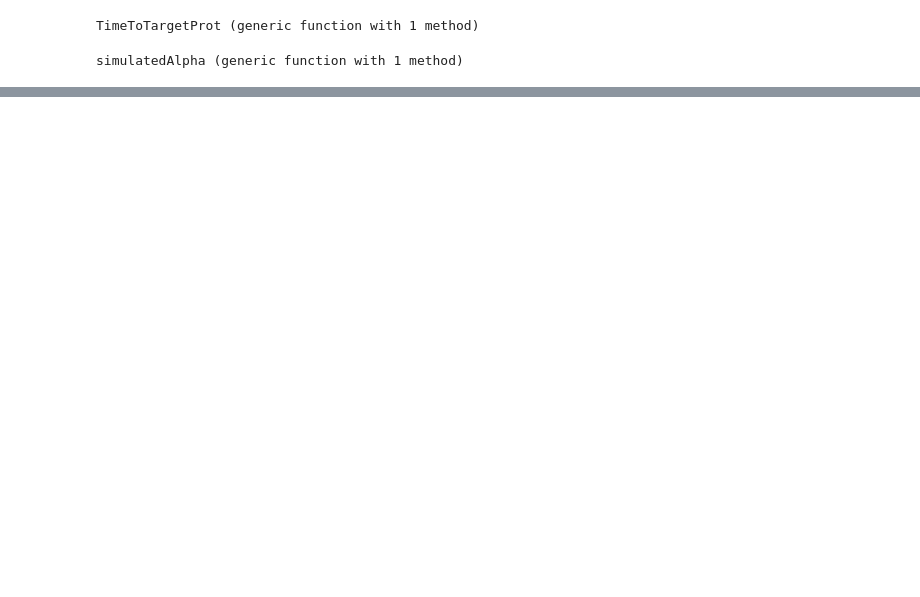
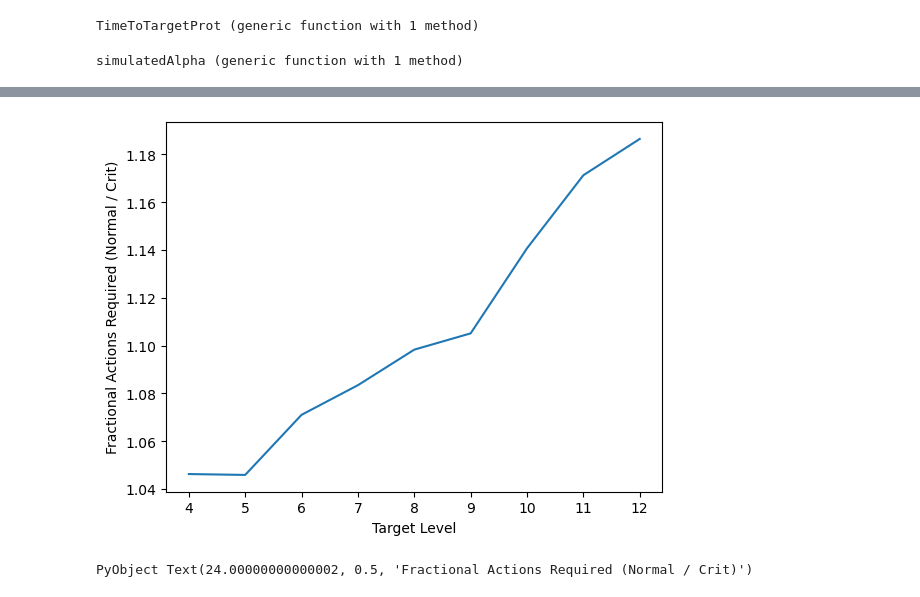
Before and after one commit to holychikenz/cow, a Jupyter notebook: EnhanceThingy.ipynb, the cells around one changed output, grey strips where cells are left out. Saved outputs shown, nothing was run; the diff lists cells and outputs as text; code cells hidden in the pictures; blank space fills up the shorter version.

```diff
--- a/EnhanceThingy.ipynb
+++ b/EnhanceThingy.ipynb
@@ -26,9 +26,9 @@ TimeToTargetProt(N, pro) = pro < N ? TimeToTargetProt(N-1)*10 : TimeToTarget(N)
 TimeToTargetProt (generic function with 1 method)
 # %%
 ## Simulated Values
-function enhance(level)
+function enhance(level; crit=0.0)
     if rand() < P[level+1]
-        return level + 1
+        return rand() < crit ? level + 2 : level + 1
     end
     return 0
 end
@@ -47,19 +47,19 @@ function simulatedEnhance(target; trials=10_000)
     return sum(dataset)/length(dataset)
 end
 
-function protected(level, select)
+function protected(level, select; crit=0.0)
     if level < select
-        return enhance(level)
+        return enhance(level; crit=crit)
     end
     if rand() < P[level+1]
-        return level + 1
+        return rand() < crit ? level + 2 : level + 1
     end
     return max(0,level - 1)
 end
 
 mean(x) = sum(x) / length(x)
 
-function simulatedProtected(target, select; trials=10_000, cost=60)
+function simulatedProtected(target, select; trials=10_000, cost=60, crit=0.0)
     # Cost is ratio of protection cost over enhance cost
     dataset = []
     actionset = []
@@ -77,7 +77,7 @@ function simulatedProtected(target, select; trials=10_000, cost=60)
                 count += 1
             end
             actions += 1
-            level = protected(level, select)
+            level = protected(level, select; crit=crit)
         end
         push!(dataset, count)
         push!(actionset, actions)
@@ -159,0 +160,5 @@ simulatedProtected(10, 6) = [8494.3178, 4534.7498, 65.9928]
+# %%
+x = collect(4:12)
+# Cost, Actions, Protections
+reg = simulatedProtected.(x, 6; trials=50_000)
+crit = simulatedProtected.(x, 6; trials=50_000, crit=0.01)
@@ -159,0 +176,12 @@ simulatedProtected(10, 6) = [8494.3178, 4534.7498, 65.9928]
+# %%
+clmn(x, n) = reduce(hcat,x)'[:,n]
+
+regPlt = clmn(reg, 2)
+critPlt = clmn(crit, 2)
+fracPlt = regPlt ./ critPlt
+plt.plot(x, fracPlt)
+plt.xlabel("Target Level")
+plt.ylabel("Fractional Actions Required (Normal / Crit)")
+# %% [output]
+[figure, added]
+PyObject Text(24.00000000000002, 0.5, 'Fractional Actions Required (Normal / Crit)')
```
Also changed, not shown: parts of 2 cells of this notebook, 1 other file.
